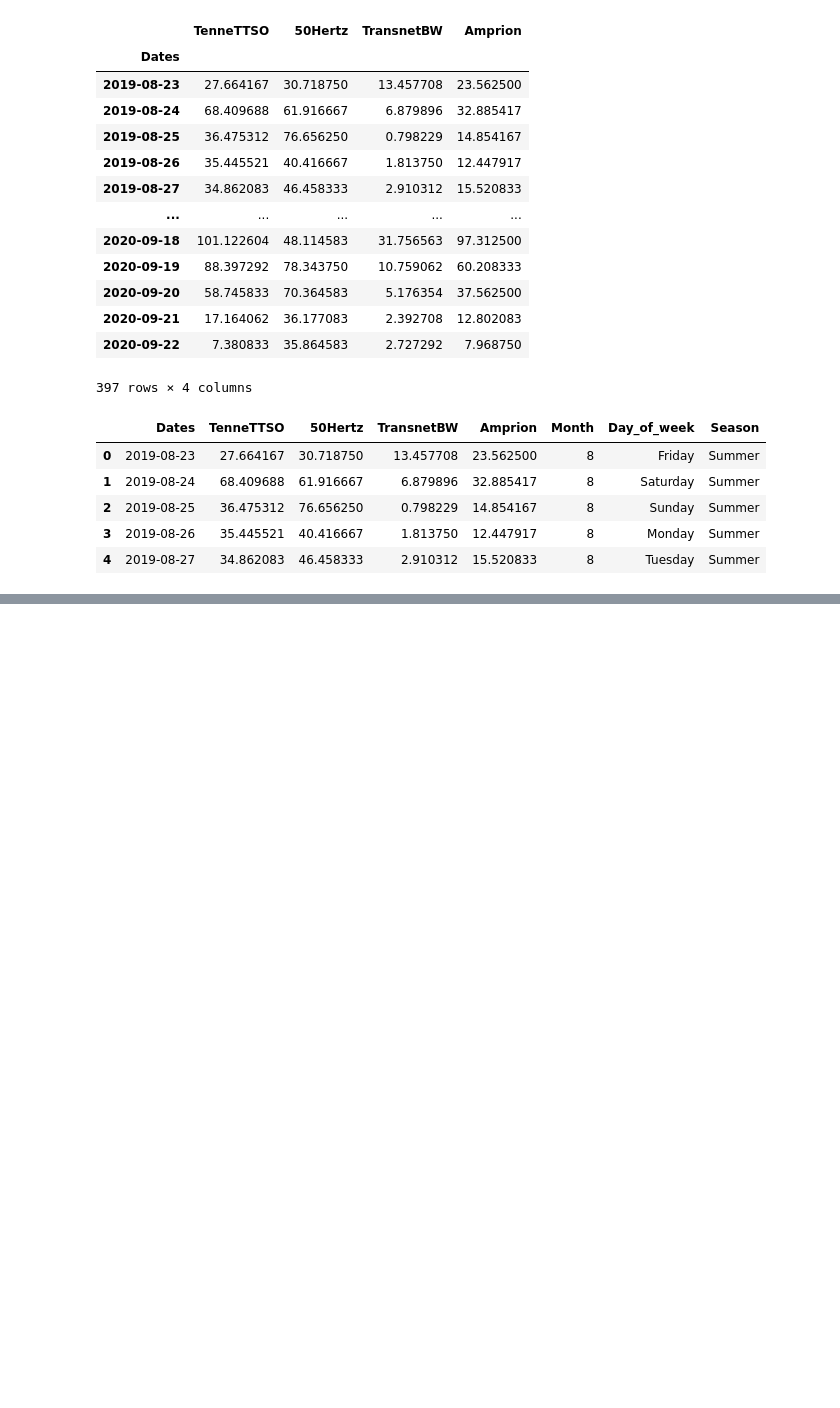
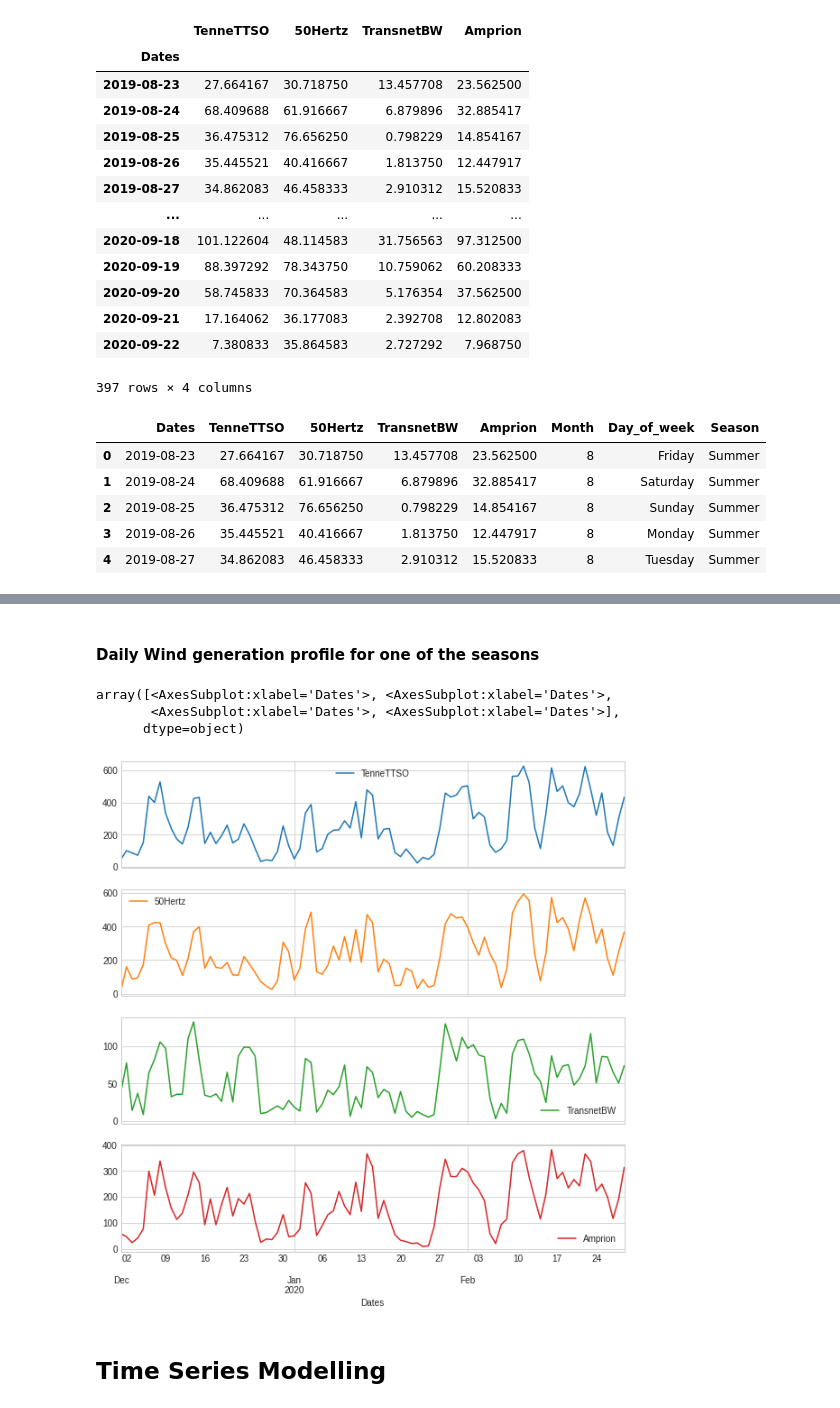
Before and after one commit to behlvaibhav/Wind-Power-Generation, a Jupyter notebook: wind-power-generation.ipynb, the cells around one changed output, grey strips where cells are left out. Cells and saved outputs as stored; diff of their text form; code cells hidden in the pictures; blank space fills up the shorter version.

```diff
--- a/wind-power-generation.ipynb
+++ b/wind-power-generation.ipynb
@@ -266,0 +276,4 @@ plt.show()
+# %%
+wind_df_D.set_index('Dates', inplace = True)
+wind_df_D.drop(['Month'],axis = 1,inplace = True)
+wind_df_D.head()
@@ -266,0 +288,11 @@ plt.show()
+# %% [markdown]
+#### Daily Wind generation profile for one of the seasons
+# %%
+wind_df_D[wind_df_D['Season'] == 'Winter'].plot(subplots = True, figsize =(10,10))
+# %% [output]
+array([<AxesSubplot:xlabel='Dates'>, <AxesSubplot:xlabel='Dates'>,
+       <AxesSubplot:xlabel='Dates'>, <AxesSubplot:xlabel='Dates'>],
+      dtype=object)
+[figure, added]
+# %% [markdown]
+## Time Series Modelling
```
Also changed, not shown: parts of 3 cells of this notebook.
